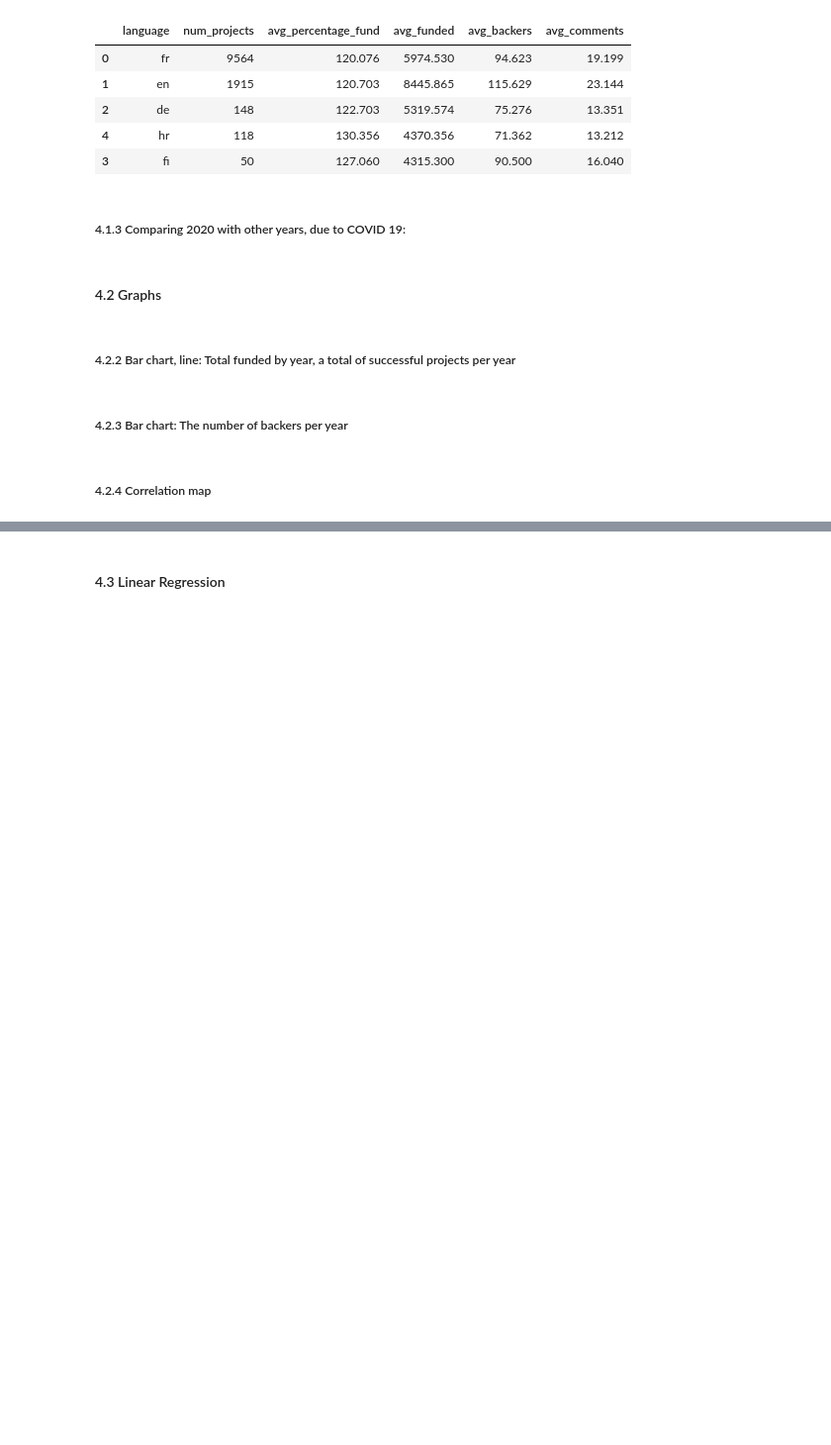
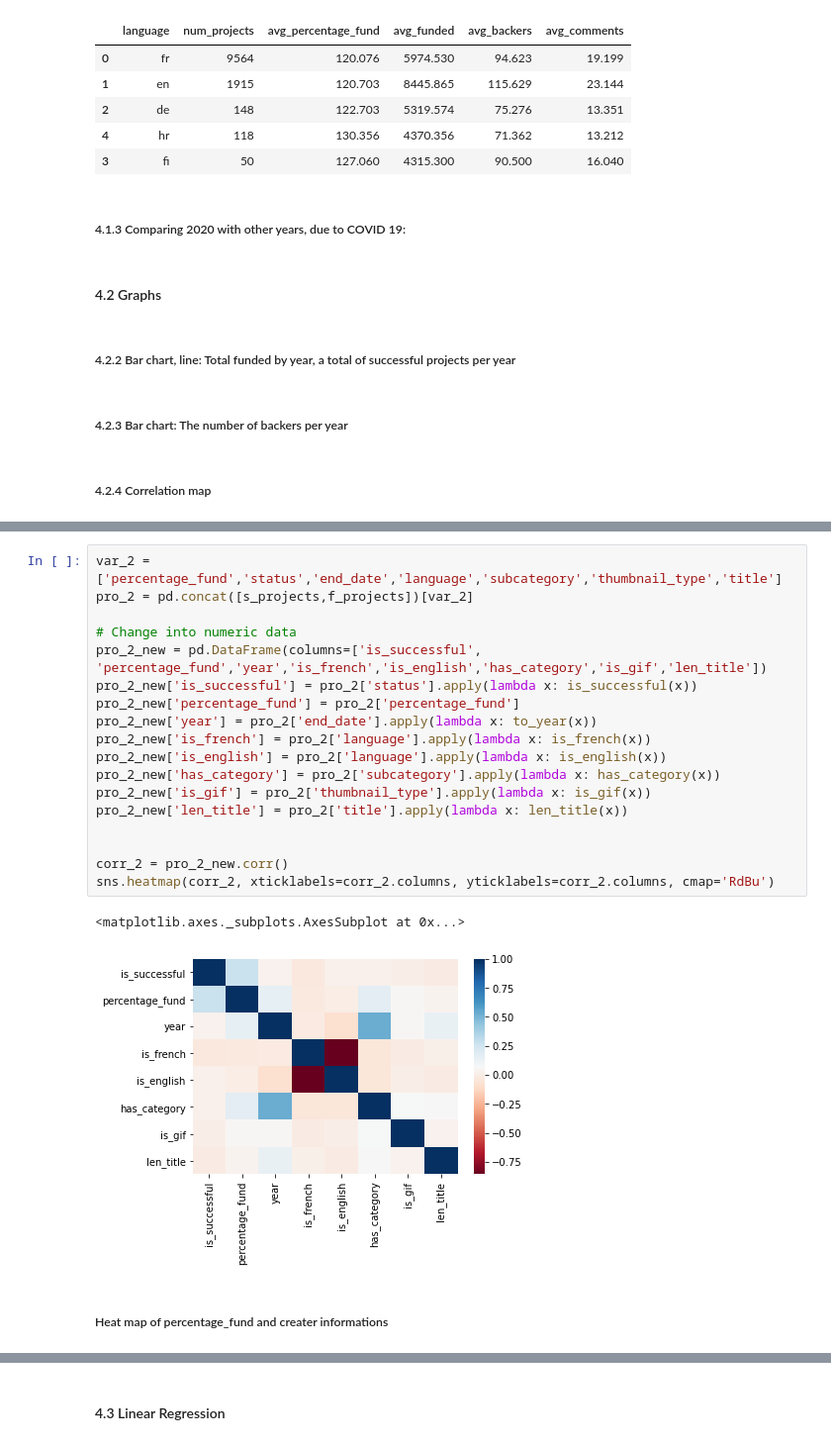
Before and after one commit to nghiadanh26/Crowdfunding, a Jupyter notebook: analyze_data.ipynb, the cells around one changed output, grey strips where cells are left out. Shown at 99% size. Saved outputs shown, nothing was run; the diff lists cells and outputs as text; blank space fills up the shorter version.

```diff
--- a/analyze_data.ipynb
+++ b/analyze_data.ipynb
@@ -360,0 +401,23 @@ top5
+# %%
+var_2 = ['percentage_fund','status','end_date','language','subcategory','thumbnail_type','title']
+pro_2 = pd.concat([s_projects,f_projects])[var_2]
+
+# Change into numeric data
+pro_2_new = pd.DataFrame(columns=['is_successful', 'percentage_fund','year','is_french','is_english','has_category','is_gif','len_title'])
+pro_2_new['is_successful'] = pro_2['status'].apply(lambda x: is_successful(x))
+pro_2_new['percentage_fund'] = pro_2['percentage_fund']
+pro_2_new['year'] = pro_2['end_date'].apply(lambda x: to_year(x))
+pro_2_new['is_french'] = pro_2['language'].apply(lambda x: is_french(x))
+pro_2_new['is_english'] = pro_2['language'].apply(lambda x: is_english(x))
+pro_2_new['has_category'] = pro_2['subcategory'].apply(lambda x: has_category(x))
+pro_2_new['is_gif'] = pro_2['thumbnail_type'].apply(lambda x: is_gif(x))
+pro_2_new['len_title'] = pro_2['title'].apply(lambda x: len_title(x))
+
+
+corr_2 = pro_2_new.corr()
+sns.heatmap(corr_2, xticklabels=corr_2.columns, yticklabels=corr_2.columns, cmap='RdBu')
+# %% [output]
+<matplotlib.axes._subplots.AxesSubplot at 0x...>
+[figure, added]
+# %% [markdown]
+##### Heat map of percentage_fund and creater informations
```
Also changed, not shown: parts of 20 cells of this notebook.
